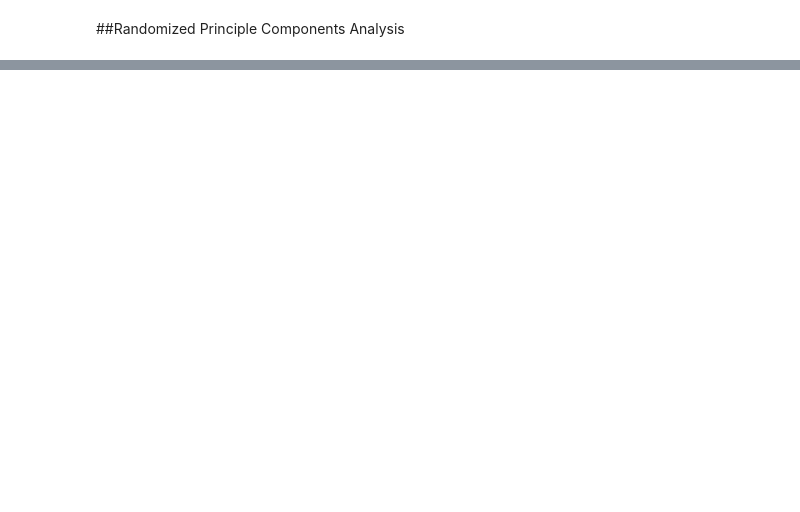
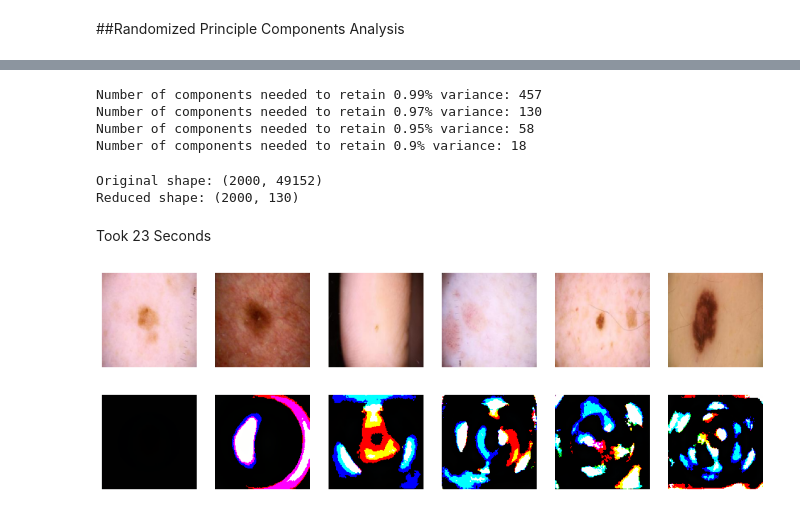
Before and after one commit to cammylexi/CS2341-Assignment-3, a Jupyter notebook: Lab_Two_Assignment.ipynb, the cells around one changed output, grey strips where cells are left out. Saved outputs shown, nothing was run; the diff lists cells and outputs as text; code cells hidden in the pictures; blank space fills up the shorter version.

```diff
--- a/Lab_Two_Assignment.ipynb
+++ b/Lab_Two_Assignment.ipynb
@@ -246,0 +288,36 @@ Reduced shape: (2000, 457)
+# %%
+# Find the number of components needed to remove x% variance
+explained_variance_randomized = np.cumsum(pca_randomized.explained_variance_ratio_)
+def find_rand_num_components(threshold) :
+    num_components = np.argmax(explained_variance_randomized >= threshold) + 1
+    print(f"Number of components needed to retain {threshold}% variance: {num_components}")
+
+
+find_rand_num_components(0.99)
+find_rand_num_components(0.97)
+find_rand_num_components(0.95)
+find_rand_num_components(0.90)
+# %% [output]
+Number of components needed to retain 0.99% variance: 457
+Number of components needed to retain 0.97% variance: 130
+Number of components needed to retain 0.95% variance: 58
+Number of components needed to retain 0.9% variance: 18
+# %%
+# Apply PCA with the optimal number of components
+pca_optimal_rand = PCA(n_components=130, svd_solver="randomized", random_state=42)
+rand_reduced = pca_optimal_rand.fit_transform(flattened_images)
+
+print(f"Original shape: {flattened_images.shape}")
+print(f"Reduced shape: {rand_reduced.shape}")  # Should now be (num_images, num_components)
+eigenfaces_rand = pca_optimal_rand.components_.reshape((130, 128, 128, 3))
+# %% [output]
+Original shape: (2000, 49152)
+Reduced shape: (2000, 130)
+# %% [markdown]
+Took 23 Seconds
+# %%
+display_images(flattened_images, image_shape=(128, 128, 3), indices=[0, 10, 20, 30, 40, 50])
+display_images(eigenfaces_rand, image_shape=(128, 128, 3), indices=[0, 10, 20, 30, 40, 50])
+# %% [output]
+[figure, added]
+[figure, added]
```
Also changed, not shown: parts of 34 cells of this notebook.
